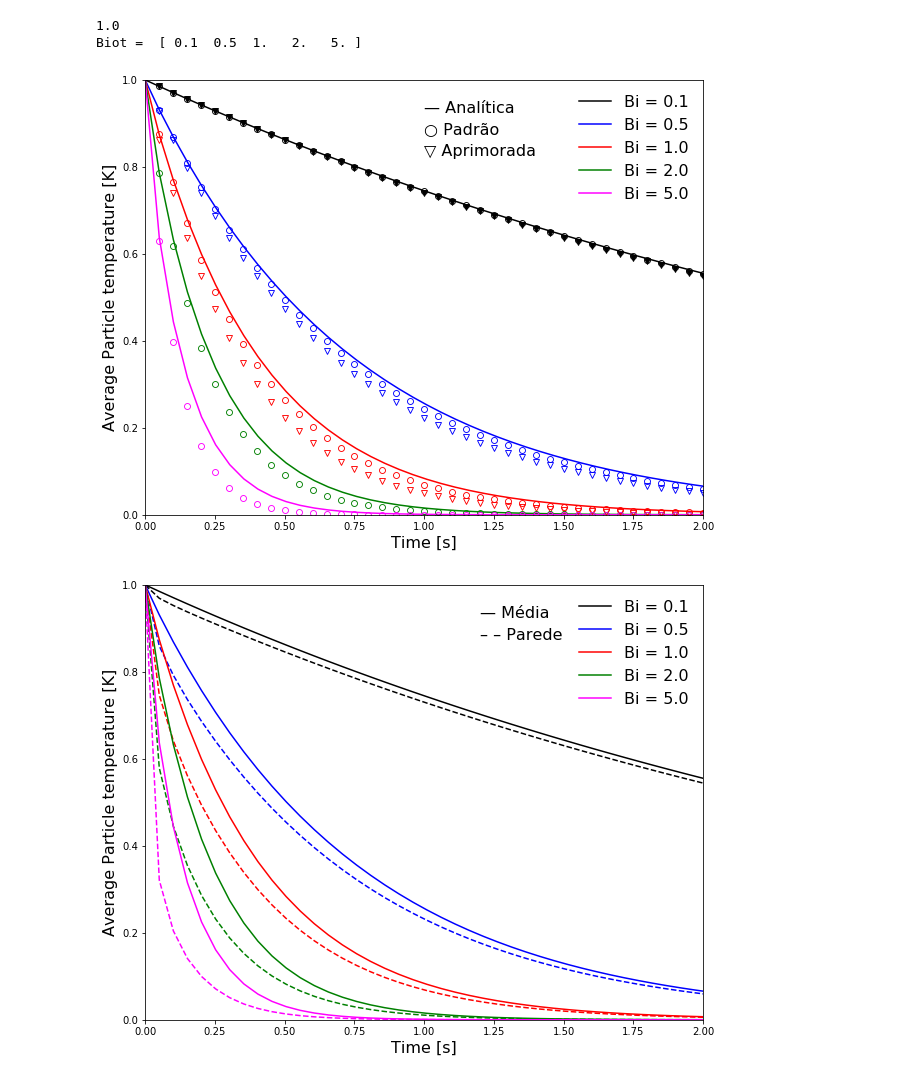
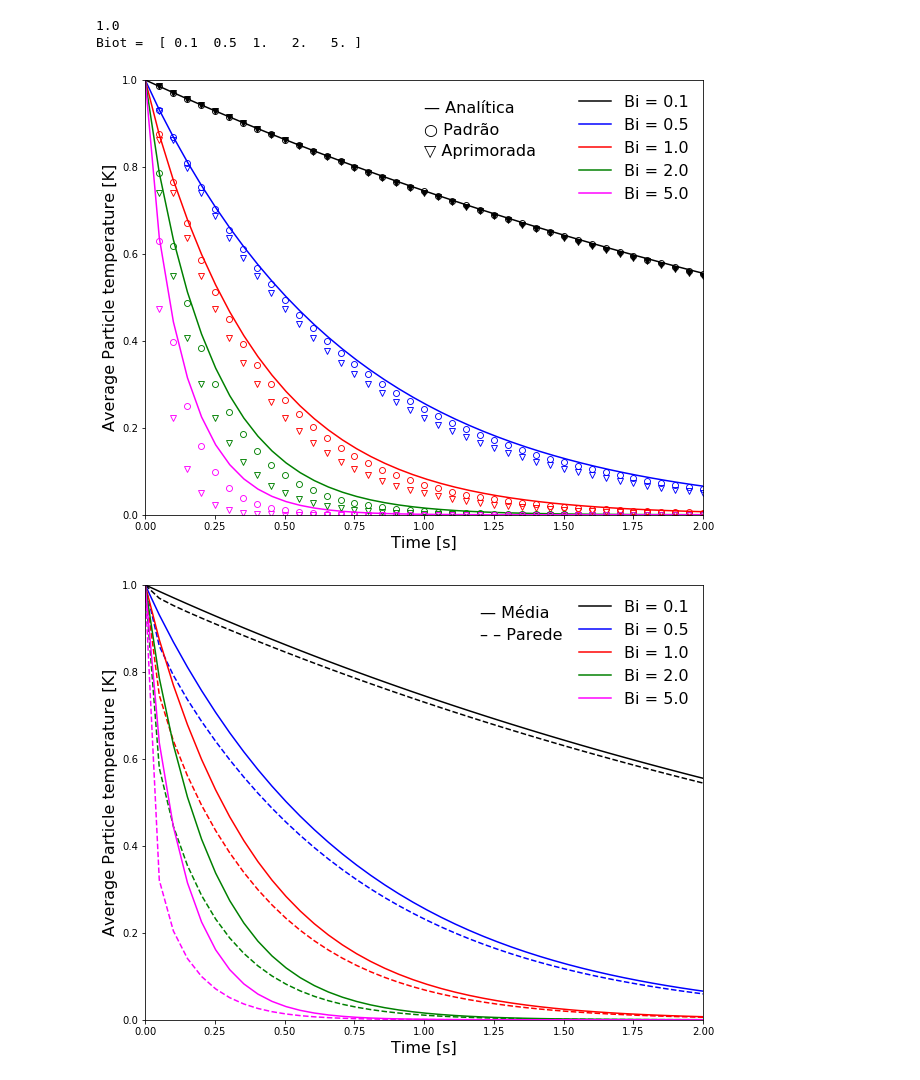
Before and after one commit to lucillalmeida/doutorado-validacoes, a Jupyter notebook: cooling_particle/Post-processing/Transient heat conduction in a solid sphere with convective boundary-comparison.ipynb, the cells around one changed output. Saved outputs shown, nothing was run; the diff lists cells and outputs as text; code cells hidden in the pictures.

```diff
--- a/cooling_particle/Post-processing/Transient heat conduction in a solid sphere with convective boundary-comparison.ipynb
+++ b/cooling_particle/Post-processing/Transient heat conduction in a solid sphere with convective boundary-comparison.ipynb
@@ -229,6 +229,14 @@ Rocky_zero_way_Bi05_standard.close()
 Rocky_zero_way_Bi1_standard = open("temperature_bi_1_standard.csv", 'r')
 t_zero_way_Bi1_standard, temp_zero_way_Bi1_standard = np.loadtxt(Rocky_zero_way_Bi1_standard, delimiter = ',', skiprows = 1, unpack = True)
 Rocky_zero_way_Bi1_standard.close()
+
+Rocky_zero_way_Bi2_standard = open("temperature_bi_2_standard.csv", 'r')
+t_zero_way_Bi2_standard, temp_zero_way_Bi2_standard = np.loadtxt(Rocky_zero_way_Bi2_standard, delimiter = ',', skiprows = 1, unpack = True)
+Rocky_zero_way_Bi2_standard.close()
+
+Rocky_zero_way_Bi5_standard = open("temperature_bi_5_standard.csv", 'r')
+t_zero_way_Bi5_standard, temp_zero_way_Bi5_standard = np.loadtxt(Rocky_zero_way_Bi5_standard, delimiter = ',', skiprows = 1, unpack = True)
+Rocky_zero_way_Bi5_standard.close()
 
 #Improved
 
@@ -264,34 +272,38 @@ plt.plot(t,average_temperature_list[3], linestyle = "-", color = "green", label
 plt.plot(t,average_temperature_list[4], linestyle = "-", color = "magenta", label = "Bi = {0:.1f}".format(Biot[4]))
 
 plt.plot(t_zero_way_Bi01_standard, temp_zero_way_Bi01_standard, linestyle = "None", marker = 'v', markeredgecolor = "black",
          markeredgewidth = 0.9, markevery=1, markerfacecolor = "black")
 plt.plot(t_zero_way_Bi05_standard, temp_zero_way_Bi05_standard, linestyle = "None", marker = 'v', markeredgecolor = "blue",
          markeredgewidth = 0.9, markevery=1, markerfacecolor = "none")
 plt.plot(t_zero_way_Bi1_standard, temp_zero_way_Bi1_standard, linestyle = "None", marker = 'v', markeredgecolor = "red",
+         markeredgewidth = 0.9, markevery=1, markerfacecolor = "none")
+plt.plot(t_zero_way_Bi2_standard, temp_zero_way_Bi2_standard, linestyle = "None", marker = 'v', markeredgecolor = "green",
+         markeredgewidth = 0.9, markevery=1, markerfacecolor = "none")
+plt.plot(t_zero_way_Bi5_standard, temp_zero_way_Bi5_standard, linestyle = "None", marker = 'v', markeredgecolor = "magenta",
          markeredgewidth = 0.9, markevery=1, markerfacecolor = "none")
 
 
 plt.plot(t_zero_way_Bi01_improved, temp_zero_way_Bi01_improved, linestyle = "None", marker = 'o', markeredgecolor = "black",
          markeredgewidth = 0.9, markevery=1, markerfacecolor = "none")
 plt.plot(t_zero_way_Bi05_improved, temp_zero_way_Bi05_improved, linestyle = "None", marker = 'o', markeredgecolor = "blue",
          markeredgewidth = 0.9, markevery=1, markerfacecolor = "none")
 plt.plot(t_zero_way_Bi1_improved, temp_zero_way_Bi1_improved, linestyle = "None", marker = 'o', markeredgecolor = "red",
          markeredgewidth = 0.9, markevery=1, markerfacecolor = "none")
 plt.plot(t_zero_way_Bi2_improved, temp_zero_way_Bi2_improved, linestyle = "None", marker = 'o', markeredgecolor = "green",
          markeredgewidth = 0.9, markevery=1, markerfacecolor = "none")
 plt.plot(t_zero_way_Bi5_improved, temp_zero_way_Bi5_improved, linestyle = "None", marker = 'o', markeredgecolor = "magenta",
          markeredgewidth = 0.9, markevery=1, markerfacecolor = "none")
 plt.xlim(0, 2)
 plt.ylim(0, 1)
 plt.legend(fontsize=16, loc='upper right', frameon=False)
 plt.ylabel('Average Particle temperature [K]', fontsize=16)
 plt.xlabel('Time [s]', fontsize=16)
 plt.annotate('\u2014 Analítica',xy=(1.0, 0.925), fontsize=16)
 plt.annotate('\u25CB Padrão', xy=(1.0, 0.875), fontsize=16)
 plt.annotate('\u25BD Aprimorada', xy=(1.0, 0.825), fontsize=16)
 plt.show()
 # %% [output]
-[figure, old version]
+[figure, new version]
 # %%
 plt.rcParams["figure.figsize"] = (10.0, 8.0)
 plt.plot(t,temperature_list[0], linestyle = "--", color = "black")
```
Also changed, not shown: 2 other files.
